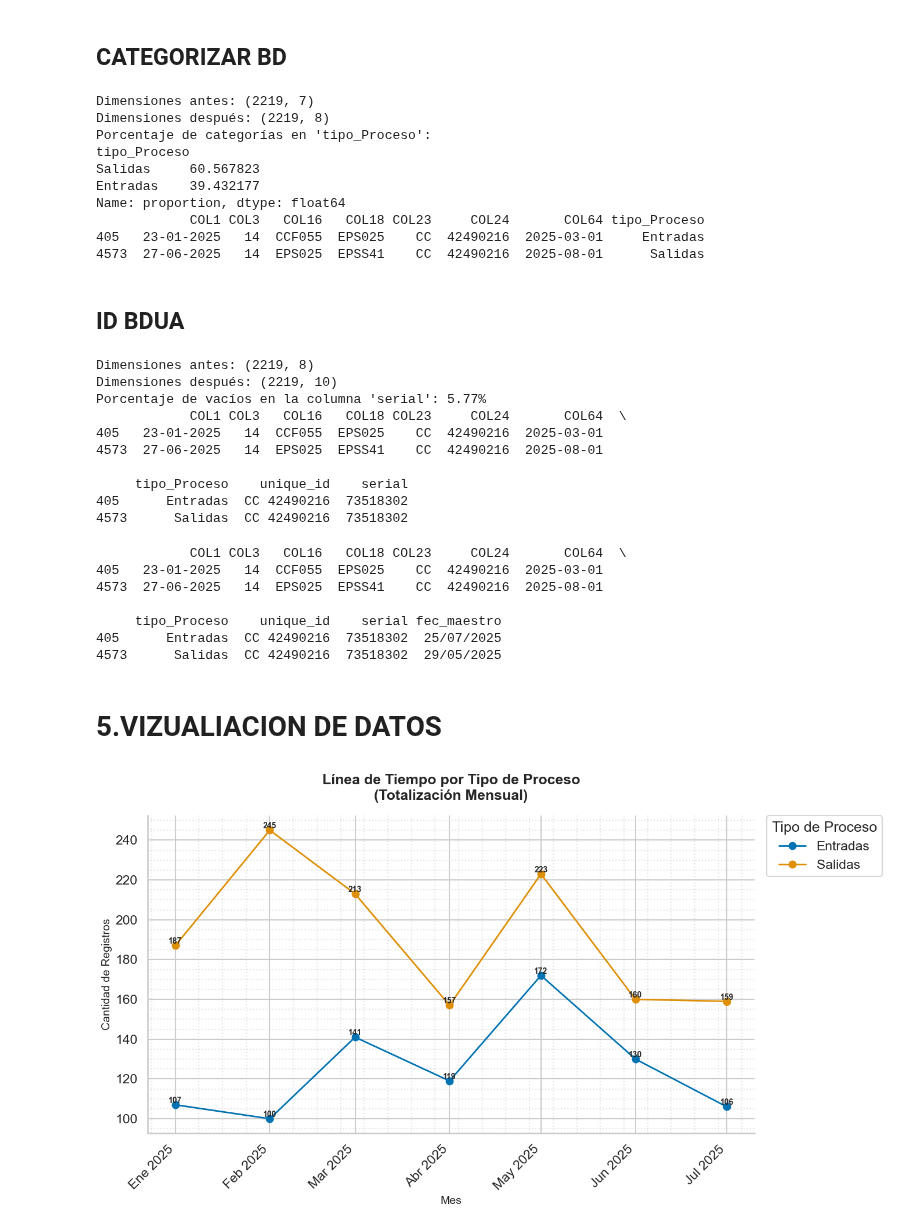
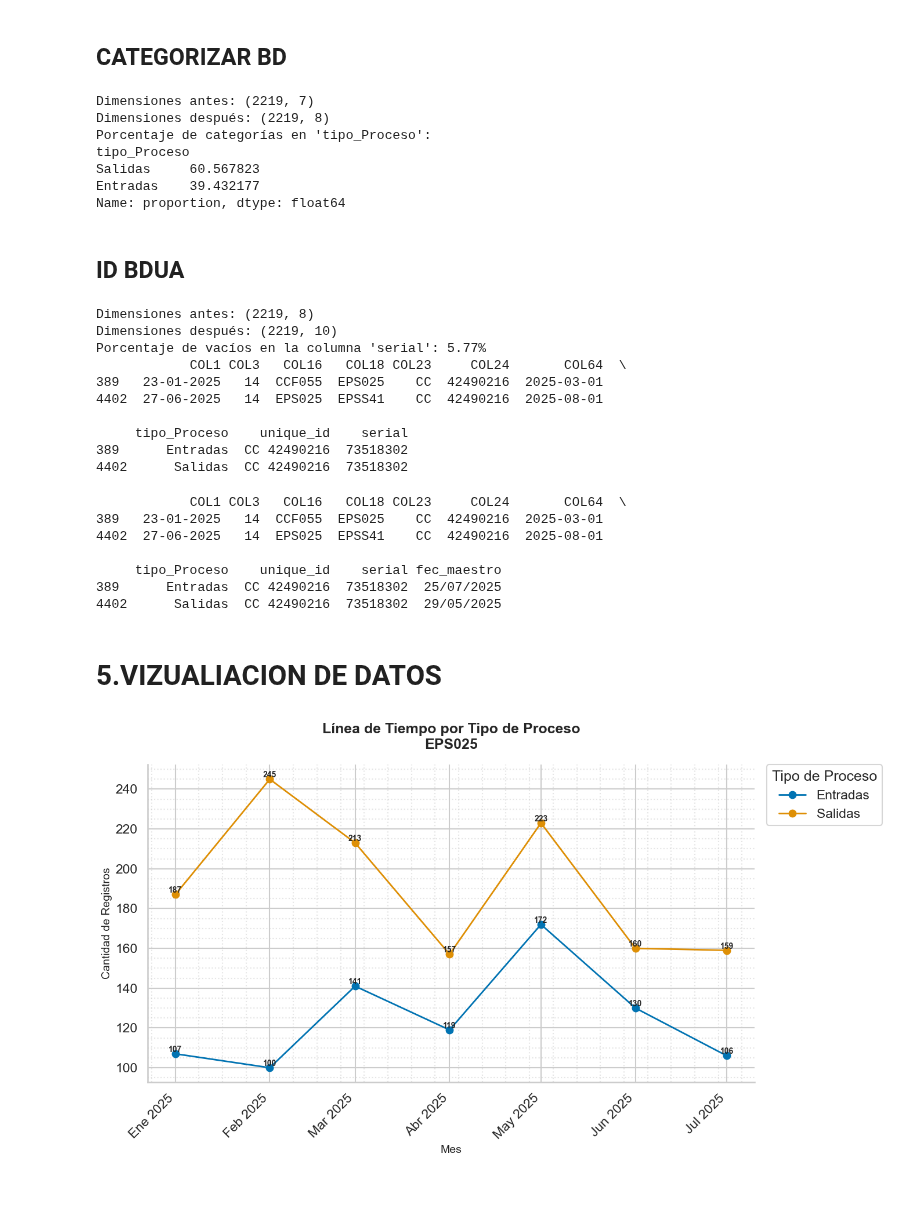
Before and after one commit to yesid95/capresoca-data-automation, a Jupyter notebook: notebooks/Aseguramiento/ESTADISTICAS_SAT.ipynb, the cells around one changed output. Cells and saved outputs as stored; diff of their text form; code cells hidden in the pictures; blank space fills up the shorter version.

Commit message:
Actualización Estadisticas SAT por regimen

```diff
--- a/notebooks/Aseguramiento/ESTADISTICAS_SAT.ipynb
+++ b/notebooks/Aseguramiento/ESTADISTICAS_SAT.ipynb
@@ -14,8 +14,10 @@ import datetime
 # %%
-R_Consoliado_Sat = r"C:\Users\osmarrincon\OneDrive - uniminuto.edu\Capresoca\AlmostClear\SAT\SUBSIDIADO\consolidado año\SAT_EPS025_2025.TXT"
-R_Historico = r"\\Servernas\AYC2\ASEGURAMIENTO\ASEGURAMIENTO\PROCESO_ASEGURAMIENTO\REGIMEN SUBSIDIADO\MUNICIPIOS 2025\HISTORICOS\20250629-HISTORICOS\HISTORICO_IDENTIFICACION_S_E.TXT"
-R_Maestro = r"C:\Users\osmarrincon\OneDrive - uniminuto.edu\Capresoca\AlmostClear\Procesos BDUA\Subsidiados\Maestro\MS\All\Max\2025_Máxim.txt"
+R_Consoliado_Sat = r"C:\Users\crist\OneDrive - uniminuto.edu\Capresoca\AlmostClear\SAT\SUBSIDIADO\All\SAT_EPS025_2025.TXT"
+R_Historico = r"C:\Users\crist\OneDrive - uniminuto.edu\Capresoca\AlmostClear\Procesos BDUA\Subsidiados\Historico\2025\20250629-HISTORICOS\HISTORICO_IDENTIFICACION_S_E.TXT"
+R_Maestro = r"C:\Users\crist\OneDrive - uniminuto.edu\Capresoca\AlmostClear\Procesos BDUA\Subsidiados\Maestro\MS\All\Max\2025_Máxim.txt"
 
+Regimen = "EPS025"
+#Regimen = "EPSC25"
 Consolidado_Salida = "CS_Sat_RC.XLSX"
 R_SALIDA = Fr"C:\Users\osmarrincon\OneDrive - uniminuto.edu\Capresoca\AlmostClear\SAT\{Consolidado_Salida}"
 # %% [markdown]
@@ -358,14 +375,24 @@ Dimensiones después de eliminar registros: (2219, 7)
 # Mostrar dimensiones antes de crear la columna
 print("Dimensiones antes:", df_sat_limpio.shape)
 
-# Crear la columna 'tipo_Proceso' según las condiciones dadas
-cond_entrada_1 = (df_sat_limpio['COL16'] == 'EPS025') & (df_sat_limpio['COL18'].isnull())
-cond_entrada_2 = (df_sat_limpio['COL16'] == 'EPS025') & (df_sat_limpio['COL18'].str.strip() == '')
-cond_entrada_3 = (df_sat_limpio['COL16'] != 'EPS025') & (df_sat_limpio['COL18'] == 'EPS025')
-cond_entrada_4 = (df_sat_limpio['COL16'] == 'EPS025') & (df_sat_limpio['COL18'] == 'EPS025')
+if Regimen == "EPS025":
+    # Crear la columna 'tipo_Proceso' según las condiciones dadas
+    cond_entrada_1 = (df_sat_limpio['COL16'] == 'EPS025') & (df_sat_limpio['COL18'].isnull())
+    cond_entrada_2 = (df_sat_limpio['COL16'] == 'EPS025') & (df_sat_limpio['COL18'].str.strip() == '')
+    cond_entrada_3 = (df_sat_limpio['COL16'] != 'EPS025') & (df_sat_limpio['COL18'] == 'EPS025')
+    cond_entrada_4 = (df_sat_limpio['COL16'] == 'EPS025') & (df_sat_limpio['COL18'] == 'EPS025')
 
-cond_entrada = cond_entrada_1 | cond_entrada_2 | cond_entrada_3 | cond_entrada_4
-cond_salida = (df_sat_limpio['COL16'] == 'EPS025') & (df_sat_limpio['COL18'] != 'EPS025') & (~df_sat_limpio['COL18'].isnull()) & (df_sat_limpio['COL18'].str.strip() != '')
+    cond_entrada = cond_entrada_1 | cond_entrada_2 | cond_entrada_3 | cond_entrada_4
+    cond_salida = (df_sat_limpio['COL16'] == 'EPS025') & (df_sat_limpio['COL18'] != 'EPS025') & (~df_sat_limpio['COL18'].isnull()) & (df_sat_limpio['COL18'].str.strip() != '')
+else:
+    # Crear la columna 'tipo_Proceso' según las condiciones dadas
+    cond_entrada_1 = (df_sat_limpio['COL16'] == 'EPSC25') & (df_sat_limpio['COL18'].isnull())
+    cond_entrada_2 = (df_sat_limpio['COL16'] == 'EPSC25') & (df_sat_limpio['COL18'].str.strip() == '')
+    cond_entrada_3 = (df_sat_limpio['COL16'] != 'EPSC25') & (df_sat_limpio['COL18'] == 'EPSC25')
+    cond_entrada_4 = (df_sat_limpio['COL16'] == 'EPSC25') & (df_sat_limpio['COL18'] == 'EPSC25')
+
+    cond_entrada = cond_entrada_1 | cond_entrada_2 | cond_entrada_3 | cond_entrada_4
+    cond_salida = (df_sat_limpio['COL16'] == 'EPSC25') & (df_sat_limpio['COL18'] != 'EPSC25') & (~df_sat_limpio['COL18'].isnull()) & (df_sat_limpio['COL18'].str.strip() != '')
 
 df_sat_limpio['tipo_Proceso'] = None
 df_sat_limpio.loc[cond_entrada, 'tipo_Proceso'] = 'Entradas'
@@ -378,10 +405,6 @@ print("Dimensiones después:", df_sat_limpio.shape)
 porcentaje_categorias = df_sat_limpio['tipo_Proceso'].value_counts(dropna=False, normalize=True) * 100
 print("Porcentaje de categorías en 'tipo_Proceso':")
 print(porcentaje_categorias)
-
-# Imprimir los registros donde la columna COL24 sea igual a "42490216"
-registros_filtrados = df_sat_limpio[df_sat_limpio["COL24"] == "42490216"]
-print(registros_filtrados)
 # %% [output]
 Dimensiones antes: (2219, 7)
 Dimensiones después: (2219, 8)
@@ -390,9 +413,6 @@ tipo_Proceso
 Salidas     60.567823
 Entradas    39.432177
 Name: proportion, dtype: float64
-            COL1 COL3   COL16   COL18 COL23     COL24       COL64 tipo_Proceso
-405   23-01-2025   14  CCF055  EPS025    CC  42490216  2025-03-01     Entradas
-4573  27-06-2025   14  EPS025  EPSS41    CC  42490216  2025-08-01      Salidas
 # %% [markdown]
 ## ID BDUA
 # %%
@@ -427,12 +447,12 @@ Dimensiones antes: (2219, 8)
 Dimensiones después: (2219, 10)
 Porcentaje de vacíos en la columna 'serial': 5.77%
             COL1 COL3   COL16   COL18 COL23     COL24       COL64  \
-405   23-01-2025   14  CCF055  EPS025    CC  42490216  2025-03-01
-4573  27-06-2025   14  EPS025  EPSS41    CC  42490216  2025-08-01
+389   23-01-2025   14  CCF055  EPS025    CC  42490216  2025-03-01
+4402  27-06-2025   14  EPS025  EPSS41    CC  42490216  2025-08-01
 
      tipo_Proceso    unique_id    serial
-405      Entradas  CC 42490216  73518302
-4573      Salidas  CC 42490216  73518302
+389      Entradas  CC 42490216  73518302
+4402      Salidas  CC 42490216  73518302
 # %%
 # Agrupar df_Maestro por AFL_ID y obtener la fecha mínima y máxima de fecha_maestro
 fechas_maestro = df_Maestro.groupby('AFL_ID')['fecha_maestro'].agg(['min', 'max']).reset_index()
@@ -460,12 +480,12 @@ registros_filtrados = df_sat_limpio[df_sat_limpio["COL24"] == "42490216"]
 print(registros_filtrados)
 # %% [output]
             COL1 COL3   COL16   COL18 COL23     COL24       COL64  \
-405   23-01-2025   14  CCF055  EPS025    CC  42490216  2025-03-01
-4573  27-06-2025   14  EPS025  EPSS41    CC  42490216  2025-08-01
+389   23-01-2025   14  CCF055  EPS025    CC  42490216  2025-03-01
+4402  27-06-2025   14  EPS025  EPSS41    CC  42490216  2025-08-01
 
      tipo_Proceso    unique_id    serial fec_maestro
-405      Entradas  CC 42490216  73518302  25/07/2025
-4573      Salidas  CC 42490216  73518302  29/05/2025
+389      Entradas  CC 42490216  73518302  25/07/2025
+4402      Salidas  CC 42490216  73518302  29/05/2025
 # %% [markdown]
 # 5.VIZUALIACION DE DATOS
 # %%
@@ -517,32 +537,32 @@ for column in timeline.columns:
 ax.set_xticks(idx)
 ax.set_xticklabels(
     [f"{spanish_abbr[d.month]} {d.year}" for d in idx],
     rotation=45,
     ha='right'
 )
 
 # Despine y grillas secundarias
 sns.despine(ax=ax)
 ax.minorticks_on()
 ax.grid(which='minor', linestyle=':', alpha=0.5)
 
 # Títulos y ejes
 ax.set_title(
-    'Línea de Tiempo por Tipo de Proceso\n(Totalización Mensual)',
+    f'Línea de Tiempo por Tipo de Proceso\n{Regimen}',
     fontsize=18, fontweight='bold', pad=20
 )
 ax.set_xlabel('Mes', fontsize=14)
 ax.set_ylabel('Cantidad de Registros', fontsize=14)
 
 # Leyenda fuera del plot
 ax.legend(
     title='Tipo de Proceso',
     loc='upper left',
     bbox_to_anchor=(1.02, 1),
     borderaxespad=0.
 )
 
 plt.tight_layout()
 plt.show()
 # %% [output]
-[figure, old version]
+[figure, new version]
```
Also changed, not shown: parts of 11 cells of this notebook.
